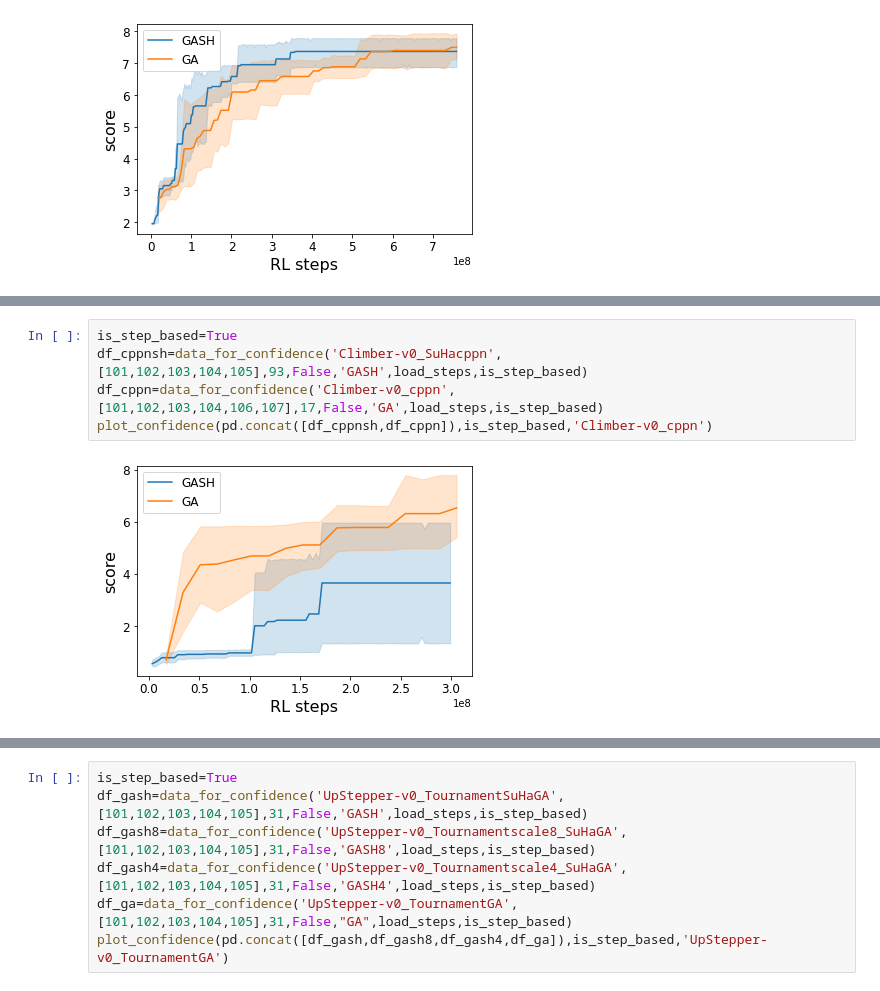
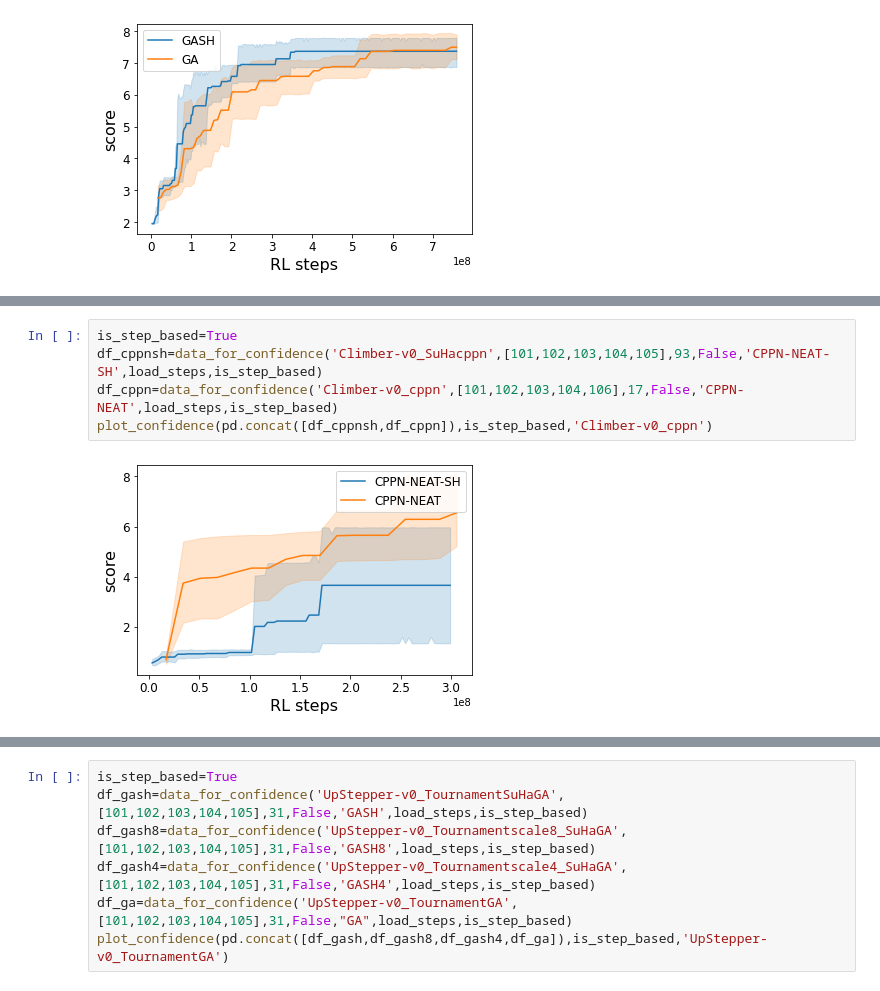
Before and after one commit to sk161717/Evogym-GASH, a Jupyter notebook: examples/output_graph.ipynb, the cells around one changed output, grey strips where cells are left out. Saved outputs shown, nothing was run; the diff lists cells and outputs as text.

```diff
--- a/examples/output_graph.ipynb
+++ b/examples/output_graph.ipynb
@@ -301,7 +339,7 @@ plot_confidence(pd.concat([df_gash,df_ga]),is_step_based,'Walker-v0')
 # %%
 is_step_based=True
-df_cppnsh=data_for_confidence('Climber-v0_SuHacppn',[101,102,103,104,105],93,False,'GASH',load_steps,is_step_based)
-df_cppn=data_for_confidence('Climber-v0_cppn',[101,102,103,104,106,107],17,False,'GA',load_steps,is_step_based)
+df_cppnsh=data_for_confidence('Climber-v0_SuHacppn',[101,102,103,104,105],93,False,'CPPN-NEAT-SH',load_steps,is_step_based)
+df_cppn=data_for_confidence('Climber-v0_cppn',[101,102,103,104,106],17,False,'CPPN-NEAT',load_steps,is_step_based)
 plot_confidence(pd.concat([df_cppnsh,df_cppn]),is_step_based,'Climber-v0_cppn')
 # %% [output]
-[figure, old version]
+[figure, new version]
```
Also changed, not shown: parts of 19 cells of this notebook, 16 other files.
